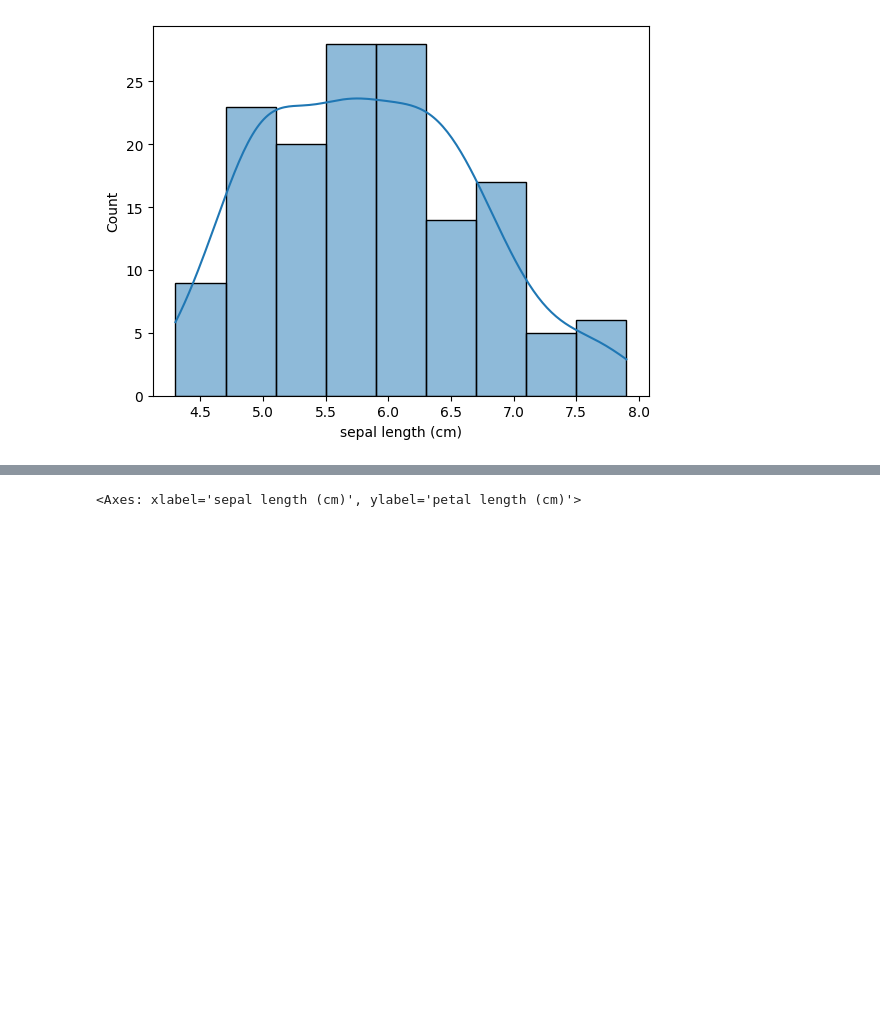
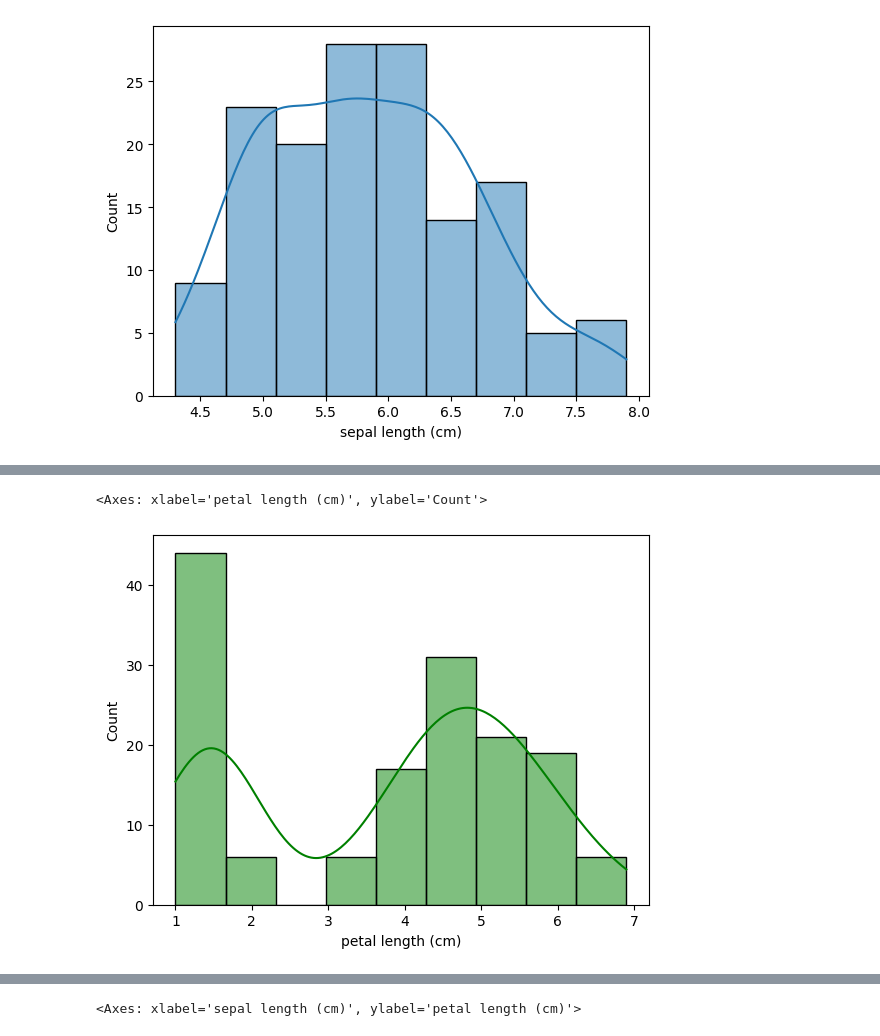
Before and after one commit to jvikramsrd/iris-classification, a Jupyter notebook: Untitled.ipynb, the cells around one changed output, grey strips where cells are left out. Drawn from its saved outputs; the diff is of its cells as text; code cells hidden in the pictures; blank space fills up the shorter version.

```diff
--- a/Untitled.ipynb
+++ b/Untitled.ipynb
@@ -50,0 +56,5 @@ sns.histplot(df['sepal length (cm)'], kde=True)
+# %%
+sns.histplot(df['petal length (cm)'], kde=True,color="green")
+# %% [output]
+<Axes: xlabel='petal length (cm)', ylabel='Count'>
+[figure, added]
```
Also changed, not shown: parts of 17 cells of this notebook.
